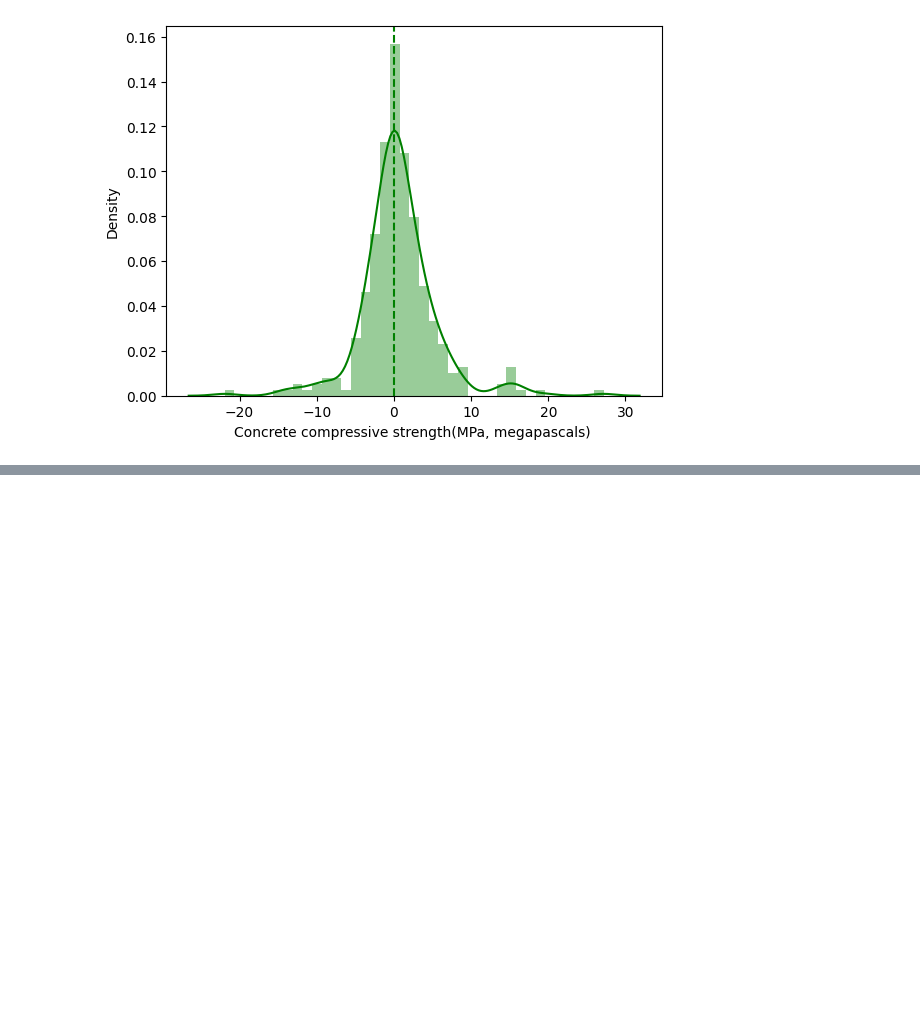
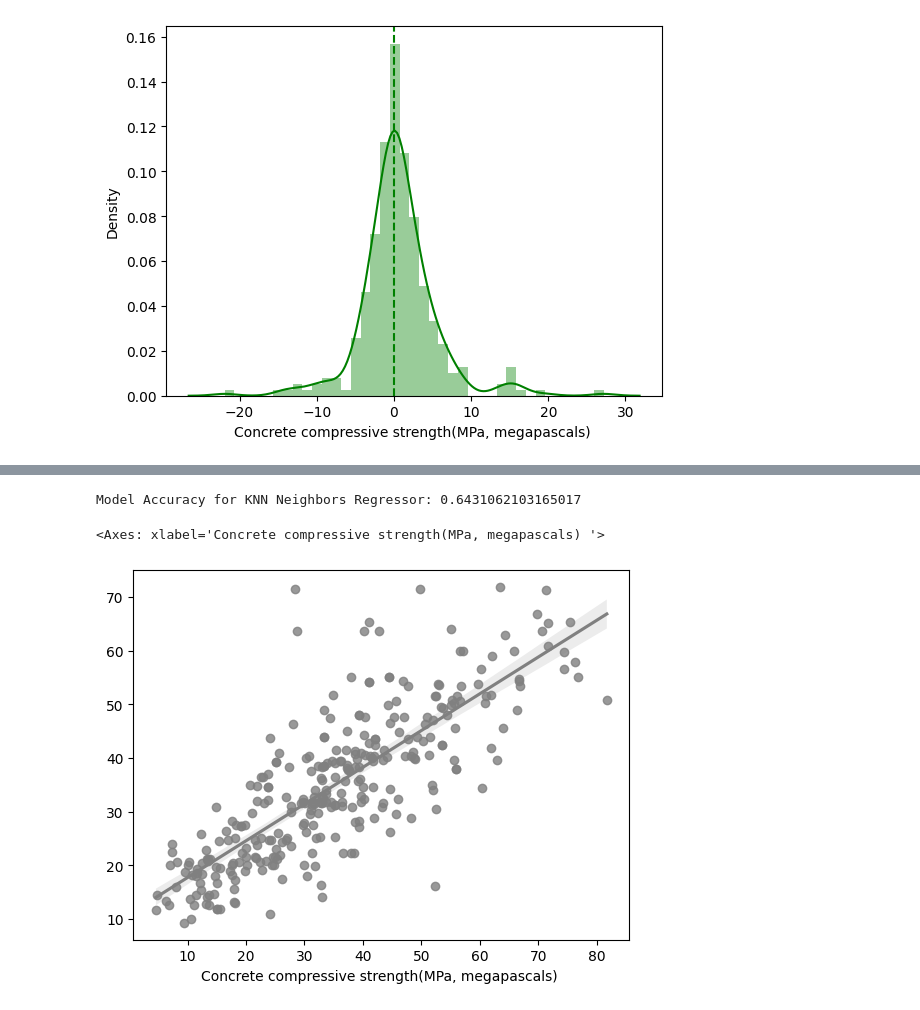
Before and after one commit to meet-vasita/CementPrediction_Model, a Jupyter notebook: Model.ipynb, the cells around one changed output, grey strips where cells are left out. Cells and saved outputs as stored; diff of their text form; code cells hidden in the pictures; blank space fills up the shorter version.

```diff
--- a/Model.ipynb
+++ b/Model.ipynb
@@ -425,0 +426,14 @@ plt.axvline(0,linestyle='--',color='purple')
+# %%
+from sklearn.neighbors import KNeighborsRegressor
+
+KNN = KNeighborsRegressor(n_neighbors=3).fit(X_train,y_train)
+y_pred_knn = KNN.predict(X_test)
+
+print('Model Accuracy for KNN Neighbors Regressor:',r2_score(y_test,y_pred_knn))
+# %% [output]
+Model Accuracy for KNN Neighbors Regressor: 0.6431062103165017
+# %%
+sns.regplot(x = y_test,y = y_pred_knn,color='grey')
+# %% [output]
+<Axes: xlabel='Concrete compressive strength(MPa, megapascals) '>
+[figure, added]
```
Also changed, not shown: parts of 17 cells of this notebook, 1 other file.
